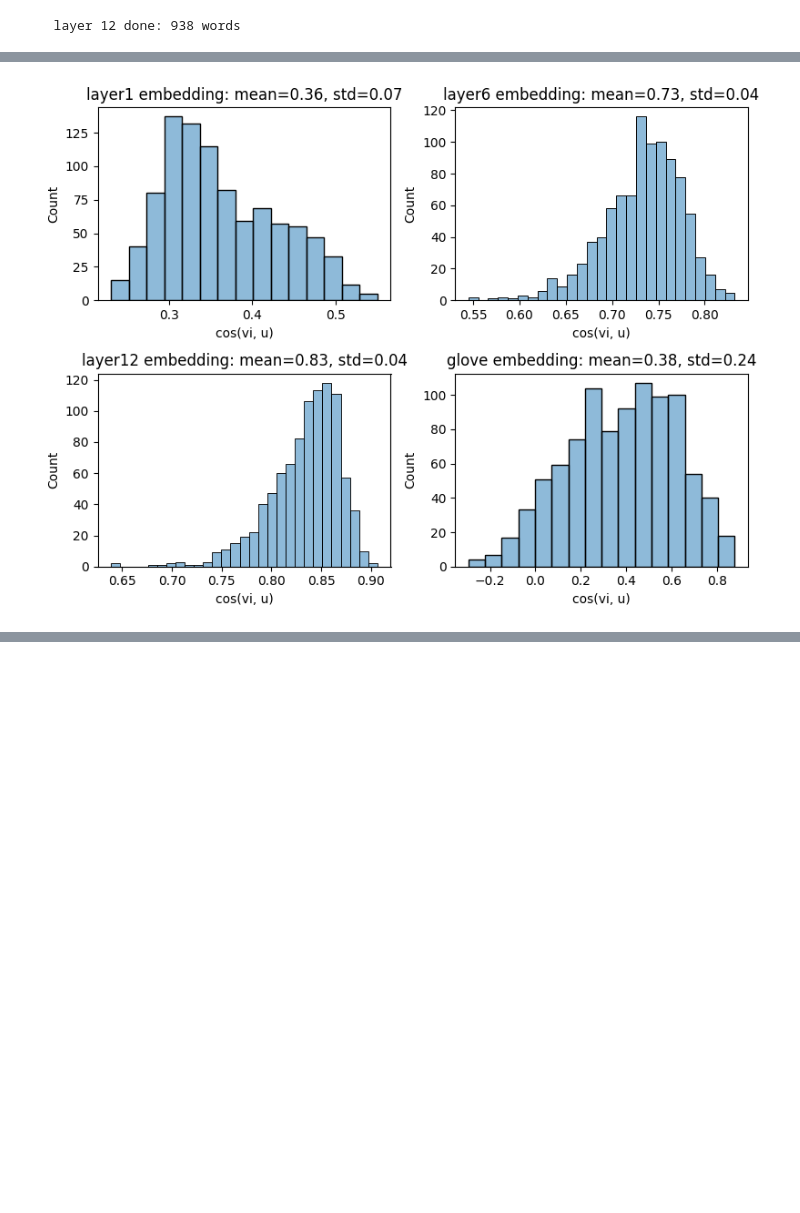
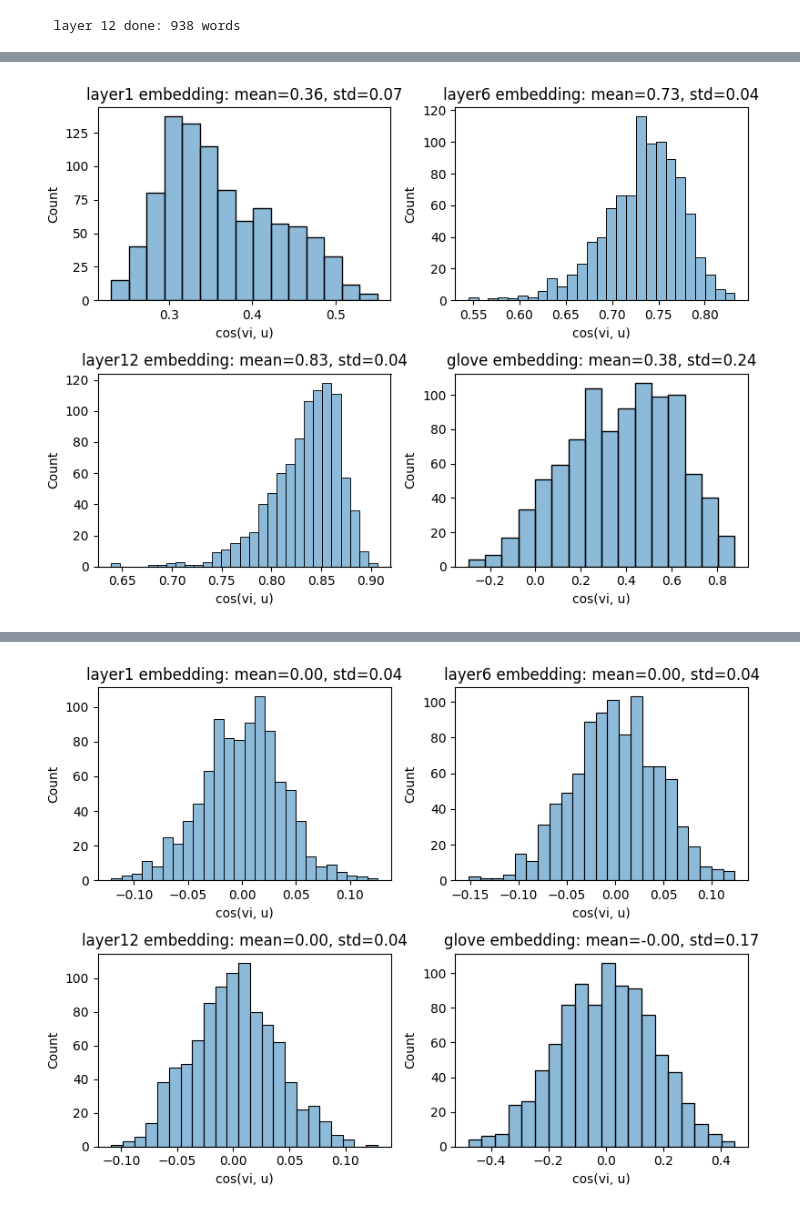
Before and after one commit to axmeu/Theory_practice_LLM, a Jupyter notebook: LLM2/notebook.ipynb, the cells around one changed output, grey strips where cells are left out. Cells and saved outputs as stored; diff of their text form; code cells hidden in the pictures; blank space fills up the shorter version.

Commit message:
Add matrix transformation + plot

```diff
--- a/LLM2/notebook.ipynb
+++ b/LLM2/notebook.ipynb
@@ -325,27 +325,66 @@ def pca_dominance(wemb_mat, k=10):
     return evr, cum_var
 
 
-saved_embs = ["layer1", "layer6", "layer12", "glove"]
-res = {}
-for emb in saved_embs:
-    emb_dict = load_embeddings(f"/home/onyxia/work/embeddings_{emb}.json")
-    _, wemb_mat = convert_to_mat(emb_dict)
+def mean_centering(wemb_mat, norm=None):
+    mean_cent = wemb_mat - np.mean(wemb_mat, axis=0)
+    if norm:
+        return mean_cent / np.linalg.norm(mean_cent,
+                                            axis=1,
+                                            keepdims=True)
+    return mean_cent
 
+def remove_top_m(wemb_mat, m):
+    pca = PCA(n_components=m)
+    pca.fit(wemb_mat)
+
+    #AI answered
+    projection = wemb_mat @ pca.components_.T @ pca.components_
+    return wemb_mat - projection
+
+def compute_metrics(wemb_mat):
+    A1 = mean_pairwise_cos(wemb_mat)
     mean, std, similarity = cos_to_mean(wemb_mat)
     evr, cum_var = pca_dominance(wemb_mat, k=10)
+    return {"A1": A1,
+            "mean": mean,
+            "std": std,
+            "similarity": similarity,
+            "EVR": evr,
+            "cum_var": cum_var}
 
-    res[emb] = {"mean": mean, "std": std, "similarity": similarity}
-    print(f"{emb}:\nEVR: {evr}, Cumulative variance: {cum_var:.3f}")
 
-#display results
-fig, axes = plt.subplots(2, 2, figsize=(8, 6))
-axes = axes.flatten()
-for ax, emb in zip(axes, saved_embs):
-    sns.histplot(res[emb]["similarity"], ax=ax)
-    ax.set_title(f"{emb} embedding: mean={res[emb]["mean"]:.2f}, std={res[emb]["std"]:.2f}")
-    ax.set_xlabel("cos(vi, u)")
-    ax.get_legend().remove()
-plt.tight_layout()
-plt.show()
+def get_results(transfo_fn=None):
+    saved_embs = ["layer1", "layer6", "layer12", "glove"]
+    res = {}
+    for emb in saved_embs:
+        emb_dict = load_embeddings(f"/home/onyxia/work/embeddings_{emb}.json")
+        _, wemb_mat = convert_to_mat(emb_dict)
+
+        if transfo_fn:
+            wemb_mat = transfo_fn(wemb_mat)
+
+        metrics = compute_metrics(wemb_mat)
+        res[emb] = metrics
+        print(f"{emb}:\nA1: {metrics["A1"]}\nEVR: {metrics["EVR"]}")
+        print(f"Cumulative variance: {metrics["cum_var"]:.2f}\n")
+
+    #display results
+    fig, axes = plt.subplots(2, 2, figsize=(8, 6))
+    axes = axes.flatten()
+    for ax, emb in zip(axes, saved_embs):
+        sns.histplot(res[emb]["similarity"], ax=ax)
+        ax.set_title(f"{emb} embedding: mean={res[emb]["mean"]:.2f}, std={res[emb]["std"]:.2f}")
+        ax.set_xlabel("cos(vi, u)")
+        ax.get_legend().remove()
+    plt.tight_layout()
+    plt.show()
+
+
+get_results()
+get_results(transfo_fn=mean_centering)
+get_results(transfo_fn=lambda mat: mean_centering(mat, norm=True))
+get_results(transfo_fn=lambda mat: remove_top_m(mat, m=1))
+get_results(transfo_fn=lambda mat: remove_top_m(mat, m=2))
+get_results(transfo_fn=lambda mat: remove_top_m(mat, m=5))
 # %% [output]
 layer1:
@@ -363,0 +425 @@ EVR: [0.13919092 0.05840788 0.05242213 0.04461478 0.04104496 0.03539921
+[figure, added]
```
Also changed, not shown: parts of 1 cell of this notebook.
